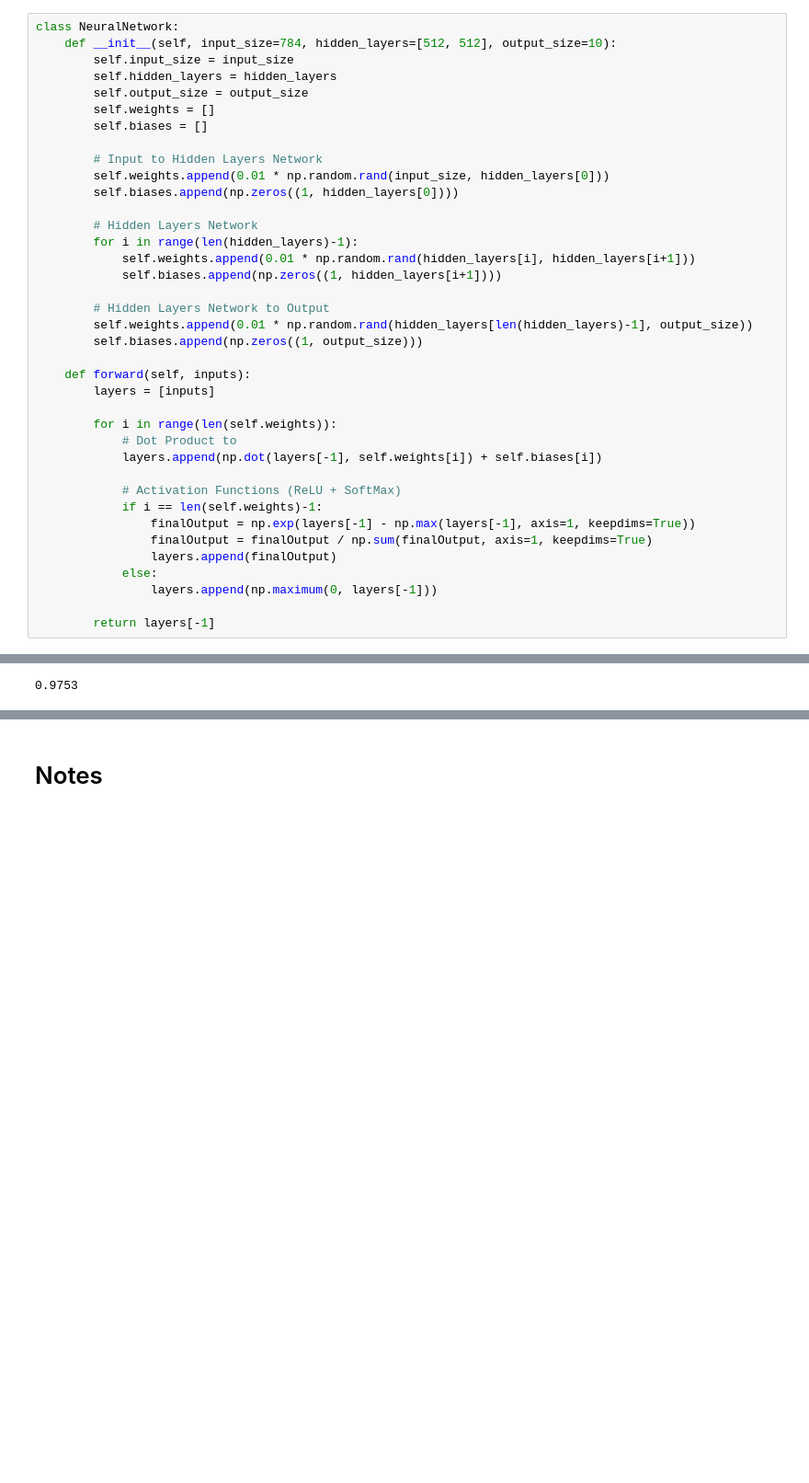
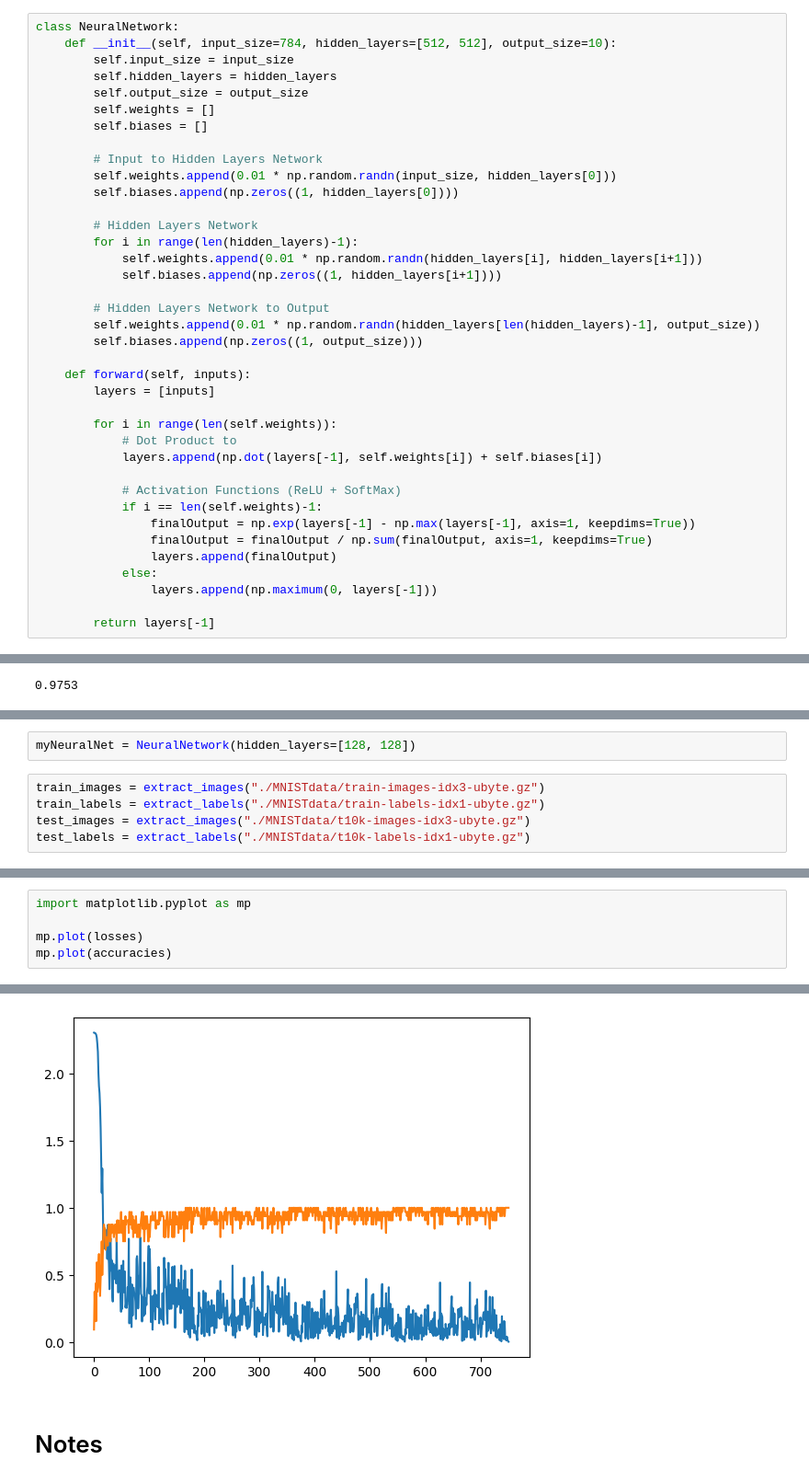
Before and after one commit to singingshelf/newiguess, a Jupyter notebook: neuralMNIST.ipynb, the cells around one changed output, grey strips where cells are left out. Shown: that part at 92% size. Cells and saved outputs as stored; diff of their text form; blank space fills up the shorter version.

```diff
--- a/neuralMNIST.ipynb
+++ b/neuralMNIST.ipynb
@@ -12,16 +12,16 @@ class NeuralNetwork:
         self.biases = []
 
         # Input to Hidden Layers Network
-        self.weights.append(0.01 * np.random.rand(input_size, hidden_layers[0]))
+        self.weights.append(0.01 * np.random.randn(input_size, hidden_layers[0]))
         self.biases.append(np.zeros((1, hidden_layers[0])))
 
         # Hidden Layers Network
         for i in range(len(hidden_layers)-1):
-            self.weights.append(0.01 * np.random.rand(hidden_layers[i], hidden_layers[i+1]))
+            self.weights.append(0.01 * np.random.randn(hidden_layers[i], hidden_layers[i+1]))
             self.biases.append(np.zeros((1, hidden_layers[i+1])))
 
         # Hidden Layers Network to Output
-        self.weights.append(0.01 * np.random.rand(hidden_layers[len(hidden_layers)-1], output_size))
+        self.weights.append(0.01 * np.random.randn(hidden_layers[len(hidden_layers)-1], output_size))
         self.biases.append(np.zeros((1, output_size)))
 
     def forward(self, inputs):
@@ -155,0 +307,7 @@ for i in range(len(test_images)):
+# %%
+myNeuralNet = NeuralNetwork(hidden_layers=[128, 128])
+# %%
+train_images = extract_images("./MNISTdata/train-images-idx3-ubyte.gz")
+train_labels = extract_labels("./MNISTdata/train-labels-idx1-ubyte.gz")
+test_images = extract_images("./MNISTdata/t10k-images-idx3-ubyte.gz")
+test_labels = extract_labels("./MNISTdata/t10k-labels-idx1-ubyte.gz")
@@ -155,0 +452,6 @@ for i in range(len(test_images)):
+# %%
+import matplotlib.pyplot as mp
+
+mp.plot(losses)
+mp.plot(accuracies)
+# %% [output]
@@ -156,3 +459,4 @@ for i in range(len(test_images)):
+[figure, added]
 # %% [markdown]
 # Notes
 # %% [markdown]
```
Also changed, not shown: parts of 11 cells of this notebook.
